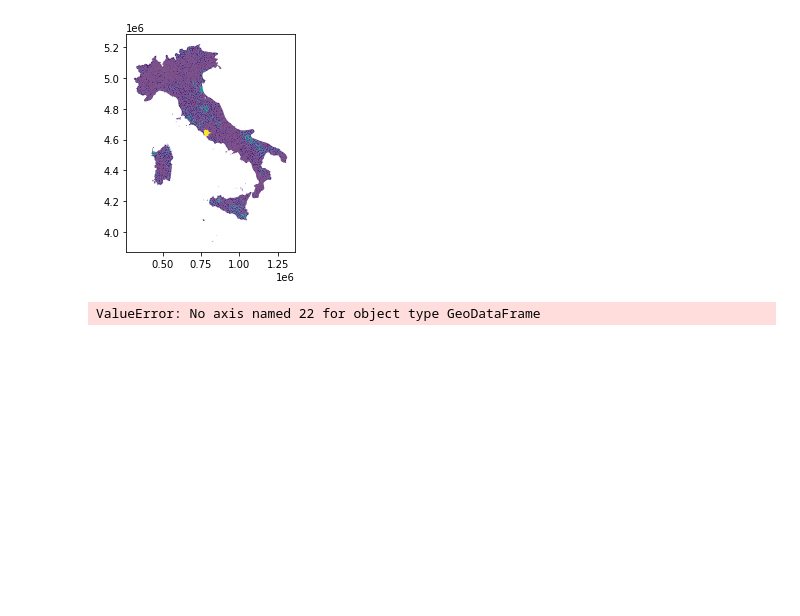
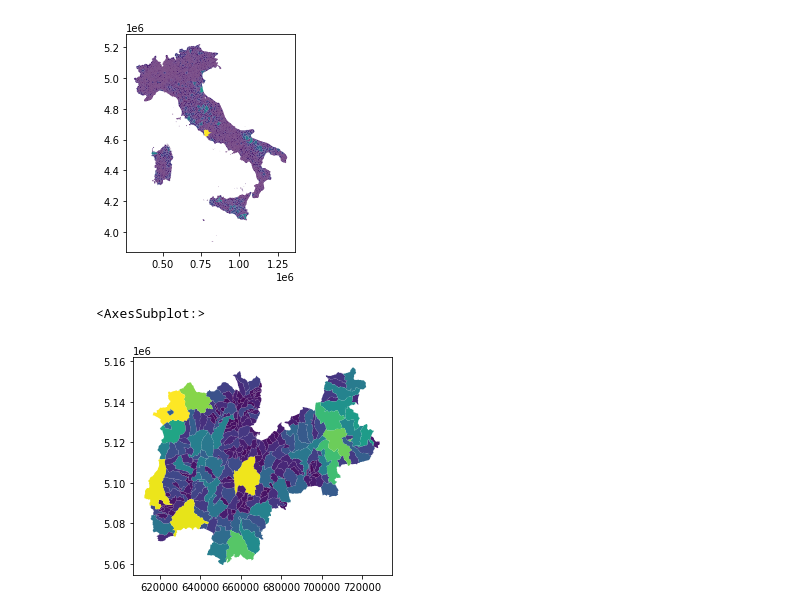
Before and after one commit to devix2/IntroToDS_FinalProject, a Jupyter notebook: SocialPulse(noCC)/To_Merge_import.ipynb, the cells around one changed output. Saved outputs shown, nothing was run; the diff lists cells and outputs as text; code cells hidden in the pictures; blank space fills up the shorter version.

```diff
--- a/SocialPulse(noCC)/To_Merge_import.ipynb
+++ b/SocialPulse(noCC)/To_Merge_import.ipynb
@@ -58,7 +58,9 @@ Index(['COD_RIP', 'COD_REG', 'COD_PROV', 'PRO_COM', 'PRO_COM_T', 'COMUNE',
 | 4 | 1 | 1 | 1 | 1181 | 001181 | Pavone Canavese | None | 0 | 18011.757977 | 1.154000e+07 | ... |
 [figure]
 # %%
-adm_reg=adm_reg.groupby("COD_PROV",22)
+#Convertiamo alla vera patria
+adm_reg=adm_reg[adm_reg["COD_PROV"]==22]
 adm_reg.plot("Shape_Area")
 # %% [output]
-ValueError: No axis named 22 for object type GeoDataFrame
+<AxesSubplot:>
+[figure, added]
```
Also changed, not shown: 1 other file.
